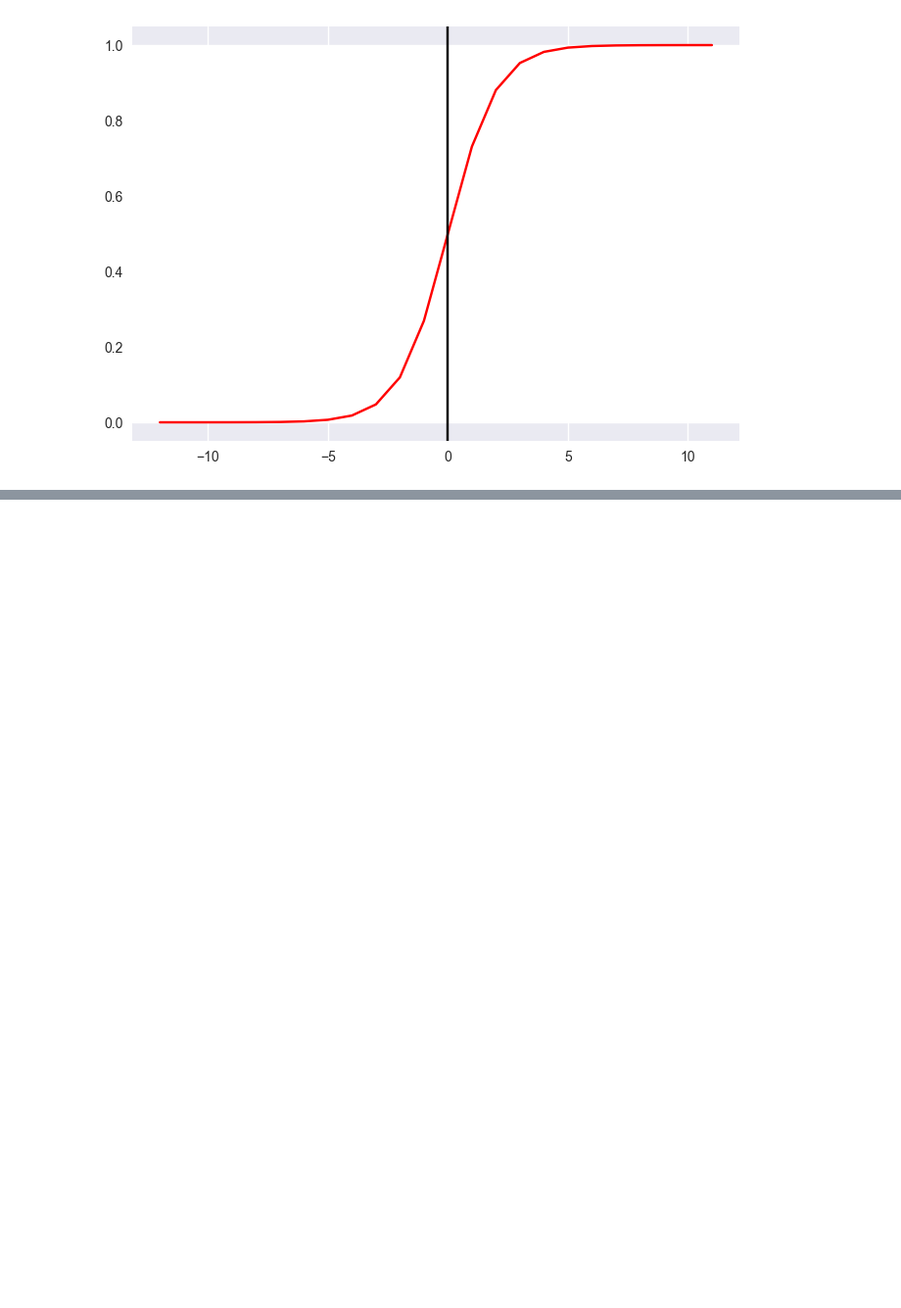
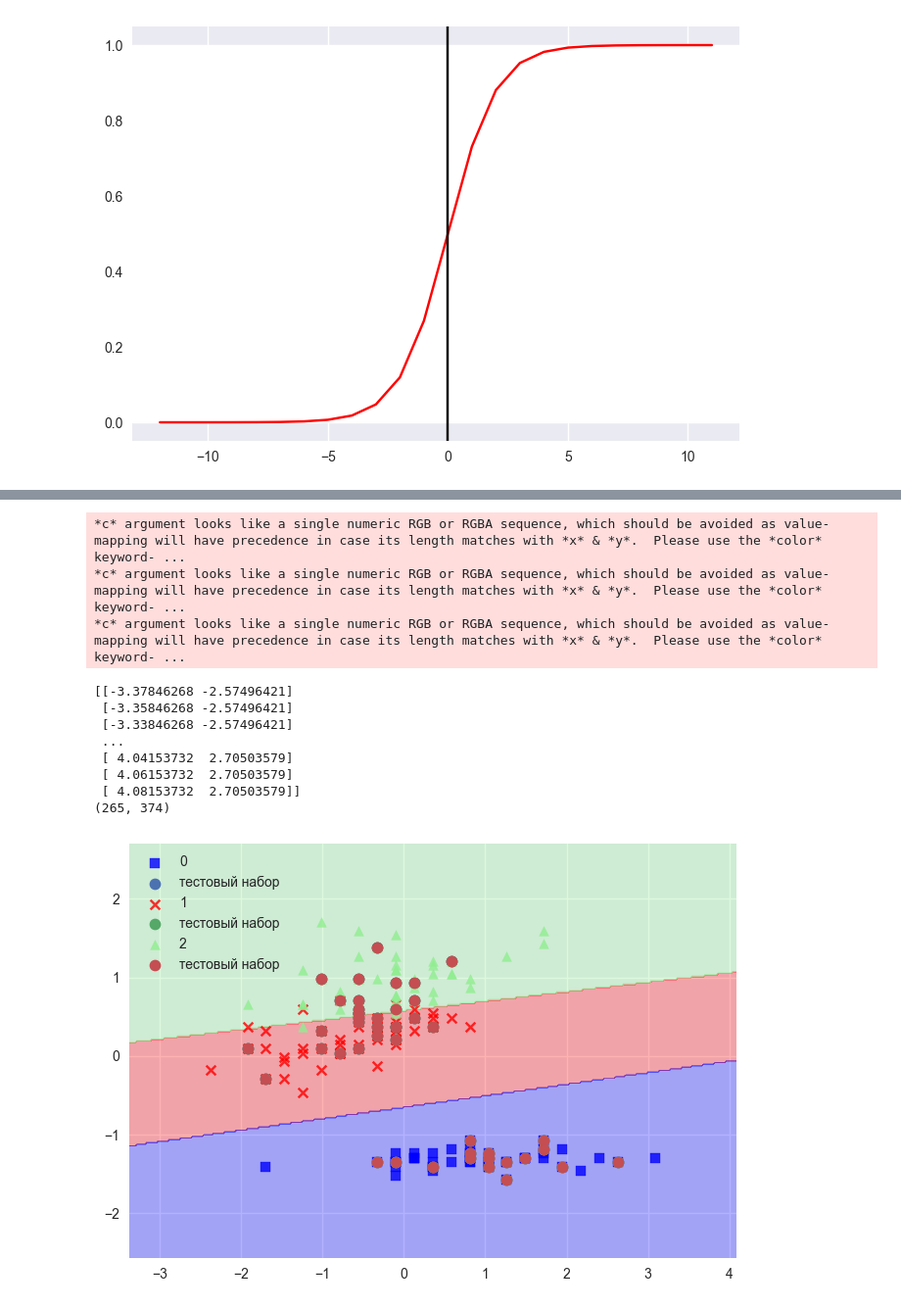
Before and after one commit to Asdergh/Drone_kit, a Jupyter notebook: Untitled-1.ipynb, the cells around one changed output, grey strips where cells are left out. Shown at 98% size. Cells and saved outputs as stored; diff of their text form; code cells hidden in the pictures; blank space fills up the shorter version.

```diff
--- a/Untitled-1.ipynb
+++ b/Untitled-1.ipynb
@@ -430,0 +421,20 @@ print(lr.predict_proba(X_test_std))
+# %%
+from sklearn.svm import SVC
+svn = SVC(kernel="linear", C=1.0, random_state=0)
+svn.fit(X_train_std, y_train)
+generate_desition_plot(X_combination_std, Y_combination, classifier=svn, test_idx=range(105, 150))
+plt.legend(loc="upper left")
+plt.show()
+# %% [output]
+*c* argument looks like a single numeric RGB or RGBA sequence, which should be avoided as value-mapping will have precedence in case its length matches with *x* & *y*.  Please use the *color* keyword- ...
+*c* argument looks like a single numeric RGB or RGBA sequence, which should be avoided as value-mapping will have precedence in case its length matches with *x* & *y*.  Please use the *color* keyword- ...
+*c* argument looks like a single numeric RGB or RGBA sequence, which should be avoided as value-mapping will have precedence in case its length matches with *x* & *y*.  Please use the *color* keyword- ...
+[[-3.37846268 -2.57496421]
+ [-3.35846268 -2.57496421]
+ [-3.33846268 -2.57496421]
+ ...
+ [ 4.04153732  2.70503579]
+ [ 4.06153732  2.70503579]
+ [ 4.08153732  2.70503579]]
+(265, 374)
+[figure, added]
```
Also changed, not shown: parts of 8 cells of this notebook, 4 other files.
